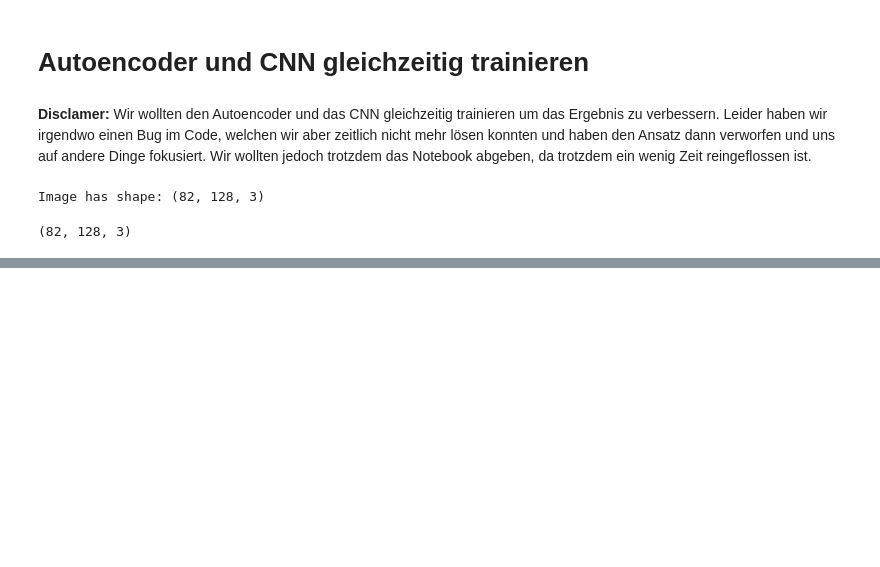
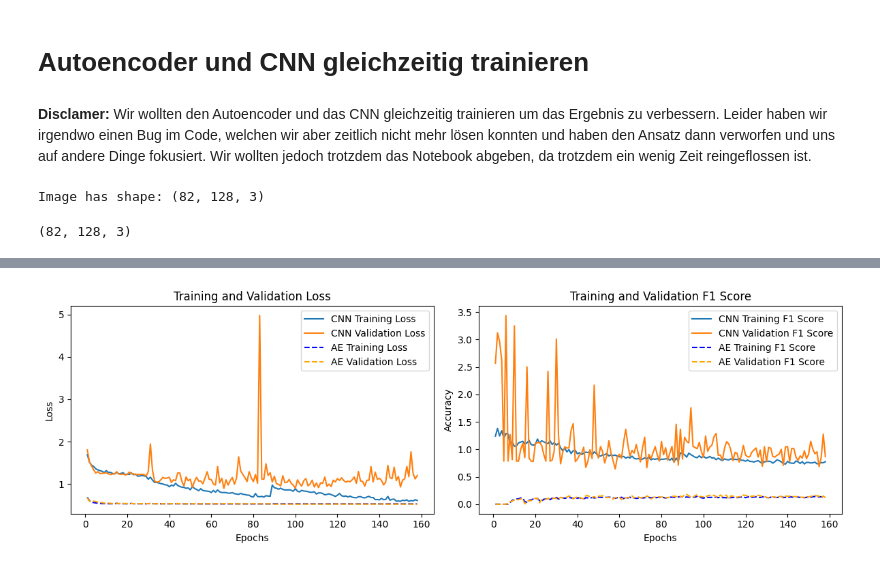
Before and after one commit to amarcelq/ml_project, a Jupyter notebook: auto_cnn_comb.ipynb, the cells around one changed output, grey strips where cells are left out. Cells and saved outputs as stored; diff of their text form; code cells hidden in the pictures; blank space fills up the shorter version.

```diff
--- a/auto_cnn_comb.ipynb
+++ b/auto_cnn_comb.ipynb
@@ -72,11 +72,11 @@ def create_autoencoder_model(silent=True):
     # Encoder
     x = tf.keras.layers.Conv2D(32, (3, 3), activation="relu", padding="same")(input)
     x = tf.keras.layers.MaxPooling2D((2, 2), padding="same")(x)
-    x = tf.keras.layers.Conv2D(32, (3, 3), activation="relu", padding="same")(x)
+    x = tf.keras.layers.Conv2D(64, (3, 3), activation="relu", padding="same")(x)
     x = tf.keras.layers.MaxPooling2D((2, 2), padding="same")(x)
 
     # Decoder
-    x = tf.keras.layers.Conv2DTranspose(32, (3, 3), strides=2, activation="relu", padding="same")(x)
+    x = tf.keras.layers.Conv2DTranspose(64, (3, 3), strides=2, activation="relu", padding="same")(x)
     x = tf.keras.layers.Conv2DTranspose(32, (3, 3), strides=2, activation="relu", padding="same")(x)
     x = tf.keras.layers.Conv2D(3, (3, 3), activation="sigmoid", padding="same")(x)
     x = tf.keras.layers.Cropping2D(((1,1),(0,0)))(x)
@@ -86,7 +86,7 @@ def create_autoencoder_model(silent=True):
     return autoencoder
 # %%
 # Stoppt wenn bei 30 Epochen die Validation-Accuracy nicht um mehr als 0.001 besser wird
-early_stopping = EarlyStopping(monitor='val_cnn_accuracy', patience=30, min_delta=0.01, start_from_epoch=15, restore_best_weights=True)
+early_stopping = EarlyStopping(monitor='val_cnn_f1_m', patience=30, min_delta=0.01, start_from_epoch=15, restore_best_weights=True)
 epochs = 200
 batch_size = 32
 dropout_rate = 0.4
@@ -211,7 +211,22 @@ test_losses_cnn = list()
 val_losses_ae = list()
 test_losses_ae = list()
 
+def recall_m(y_true, y_pred):
+    true_positives = K.sum(K.round(K.clip(y_true * y_pred, 0, 1)))
+    possible_positives = K.sum(K.round(K.clip(y_true, 0, 1)))
+    recall = true_positives / (possible_positives + K.epsilon())
+    return recall
 
+def precision_m(y_true, y_pred):
+    true_positives = K.sum(K.round(K.clip(y_true * y_pred, 0, 1)))
+    predicted_positives = K.sum(K.round(K.clip(y_pred, 0, 1)))
+    precision = true_positives / (predicted_positives + K.epsilon())
+    return precision
+
+def f1_m(y_true, y_pred):
+    precision = precision_m(y_true, y_pred)
+    recall = recall_m(y_true, y_pred)
+    return 2*((precision*recall)/(precision+recall+K.epsilon()))
 
 for train_indezes, test_indezes in kfold.split(X, y):
     # wir löschen das Model der letzten Iteration aus dem Cache um RAM zu sparen
@@ -235,7 +250,7 @@ for train_indezes, test_indezes in kfold.split(X, y):
     #X_val, y_val = resample_after_split(X_val, y_val)
 
     # Das Model wird hier compiled, damit wir nach jeder Iteration das alte Model aus dem Cache löschen können  Adam(0.001)
-    combined_model.compile(optimizer=Adam(learning_rate=0.001), loss=['binary_crossentropy', 'sparse_categorical_crossentropy'], metrics=['mse', 'accuracy'])
+    combined_model.compile(optimizer=Adam(learning_rate=0.001), loss=['binary_crossentropy', 'sparse_categorical_crossentropy'], metrics=['mse', f1_m])
     print(combined_model.summary())
     history = combined_model.fit({"main_input":X_train_noise}, [X_train, y_train], epochs=epochs, batch_size=batch_size, shuffle=True, validation_data=(X_val, [X_val, y_val]), callbacks=[early_stopping])
     #history = fit_model(combined_model, X_train, y_train, X_val, y_val)
@@ -249,10 +264,10 @@ for train_indezes, test_indezes in kfold.split(X, y):
     pred_labels.extend(predictions)
 
     # Für die Accuracy-Curves
-    train_accuracies_cnn.extend(history.history['cnn_accuracy'])
-    val_accuracies_cnn.extend(history.history['val_cnn_accuracy'])
-    train_accuracies_ae.extend(history.history['autoencoder_accuracy'])
-    val_accuracies_ae.extend(history.history['val_autoencoder_accuracy'])
+    train_accuracies_cnn.extend(history.history['cnn_f1_m'])
+    val_accuracies_cnn.extend(history.history['val_cnn_f1_m'])
+    train_accuracies_ae.extend(history.history['autoencoder_f1_m'])
+    val_accuracies_ae.extend(history.history['val_autoencoder_f1_m'])
 
     # Für die Loss-Curves
     train_losses_cnn.extend(history.history['cnn_loss'])
@@ -297,32 +330,34 @@ plt.show()
 # %%
 epochs = len(train_losses_cnn)
 plt.figure(figsize=(12, 4))
 
 # Plotting Loss curves
 plt.subplot(1, 2, 1)
 plt.plot(range(1, epochs + 1), train_losses_cnn, label='CNN Training Loss')
 plt.plot(range(1, epochs + 1), val_losses_cnn, label='CNN Validation Loss')
 plt.plot(range(1, epochs + 1), train_losses_ae, "--", color="blue", label='AE Training Loss')
 plt.plot(range(1, epochs + 1), val_losses_ae, "--", color="orange", label='AE Validation Loss')
 plt.title('Training and Validation Loss')
 plt.xlabel('Epochs')
 plt.ylabel('Loss')
 plt.legend()
 
 # Plotting Accuracy curves
 plt.subplot(1, 2, 2)
-plt.plot(range(1, epochs + 1), train_accuracies_cnn, label='CNN Training Accuracy')
-plt.plot(range(1, epochs + 1), val_accuracies_cnn, label='CNN Validation Accuracy')
-plt.plot(range(1, epochs + 1), train_accuracies_ae, "--", color="blue", label='AE Training Accuracy')
-plt.plot(range(1, epochs + 1), val_accuracies_ae, "--", color="orange", label='AE Validation Accuracy')
-plt.title('Training and Validation Accuracy')
+plt.plot(range(1, epochs + 1), train_accuracies_cnn, label='CNN Training F1 Score')
+plt.plot(range(1, epochs + 1), val_accuracies_cnn, label='CNN Validation F1 Score')
+plt.plot(range(1, epochs + 1), train_accuracies_ae, "--", color="blue", label='AE Training F1 Score')
+plt.plot(range(1, epochs + 1), val_accuracies_ae, "--", color="orange", label='AE Validation F1 Score')
+plt.title('Training and Validation F1 Score')
 plt.xlabel('Epochs')
 plt.ylabel('Accuracy')
 plt.legend()
 
 plt.tight_layout()
 plt.savefig("./cnn_files/loss_and_accuraccy.png")
 plt.show()
+# %% [output]
+[figure, added]
 # %%
 print("Unser Modell:")
 print(f"CNN Avg. Val Accuracy: {sum(val_accuracies_cnn) / len(val_accuracies_cnn)}")
```
Also changed, not shown: parts of 4 cells of this notebook.
